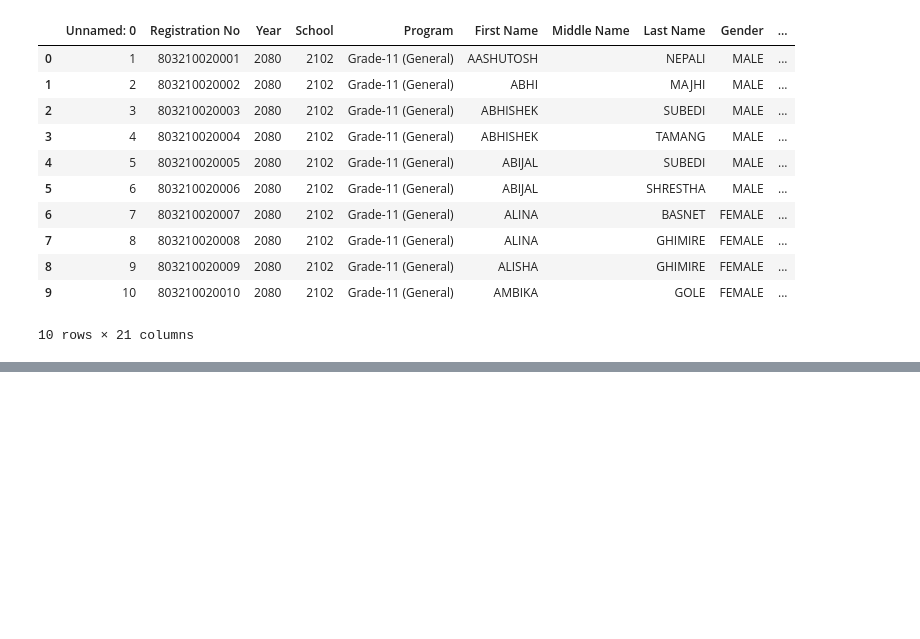
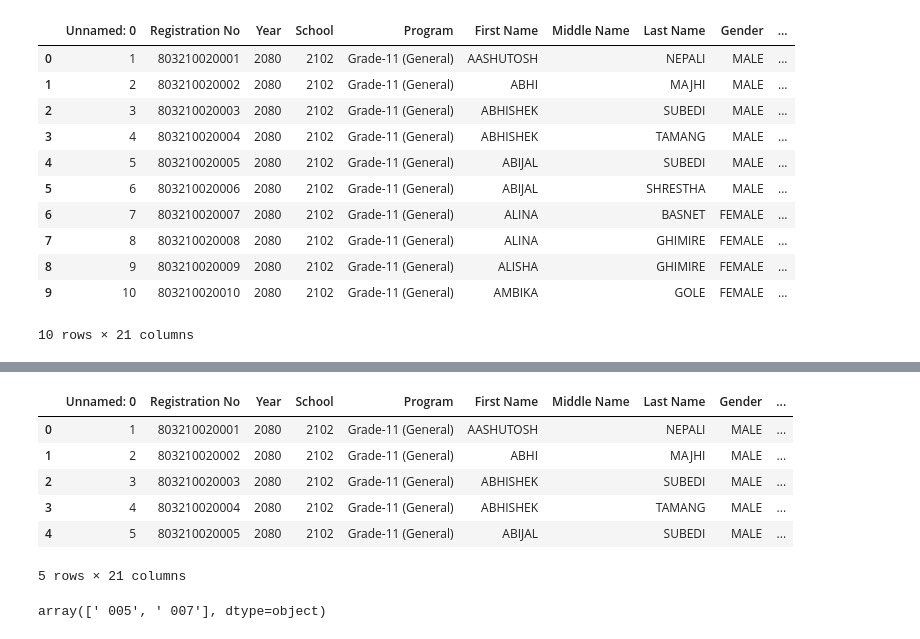
Before and after one commit to PrabalAryal/Ml-evolve, a Jupyter notebook: day22.ipynb, the cells around one changed output, grey strips where cells are left out. Cells and saved outputs as stored; diff of their text form; code cells hidden in the pictures; blank space fills up the shorter version.

```diff
--- a/day22.ipynb
+++ b/day22.ipynb
@@ -51,6 +58,10 @@ Index(['Unnamed: 0', 'Registration No', 'Year', 'School', 'Program',
 #separatiing registered subject in sub 1 ,sub2 and so on
 for i in range (0,6):
     df[f'SUb{i+1}']=df['Registered Subject'].str.split(';').str[i]
+# %%
+#convert all sub(1-6 ) to string
+for i in range (0,6):
+    df[f'SUb{i+1}']=df[f'SUb{i+1}'].astype(str)
 # %%
 df.head(10)
 # %% [output]
@@ -70,0 +84,3 @@ df.head(10)
+# %%
+for i in range (0,6):
+    df[f'SUb{i+1}']=df[f'SUb{i+1}'].astype(str)
@@ -70,0 +105,18 @@ df.head(10)
+# %%
+
+for i in range (0,6):
+    df[f'SUb{i+1}']=df[f'SUb{i+1}'].str[0:4]
+# %%
+df.head()
+# %% [output]
+|  | Unnamed: 0 | Registration No | Year | School | Program | First Name | Middle Name | Last Name | Gender | ... |
+| 0 | 1 | 803210020001 | 2080 | 2102 | Grade-11 (General) | AASHUTOSH |  | NEPALI | MALE | ... |
+| 1 | 2 | 803210020002 | 2080 | 2102 | Grade-11 (General) | ABHI |  | MAJHI | MALE | ... |
+| 2 | 3 | 803210020003 | 2080 | 2102 | Grade-11 (General) | ABHISHEK |  | SUBEDI | MALE | ... |
+| 3 | 4 | 803210020004 | 2080 | 2102 | Grade-11 (General) | ABHISHEK |  | TAMANG | MALE | ... |
+| 4 | 5 | 803210020005 | 2080 | 2102 | Grade-11 (General) | ABIJAL |  | SUBEDI | MALE | ... |
+5 rows × 21 columns
+# %%
+df['SUb1'].unique()
+# %% [output]
+array([' 005', ' 007'], dtype=object)
```
Also changed, not shown: parts of 11 cells of this notebook.
